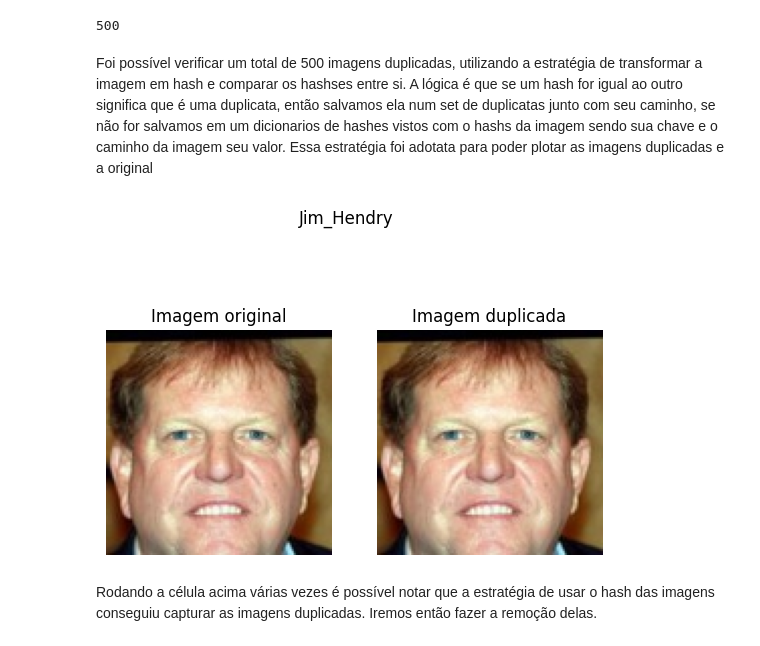
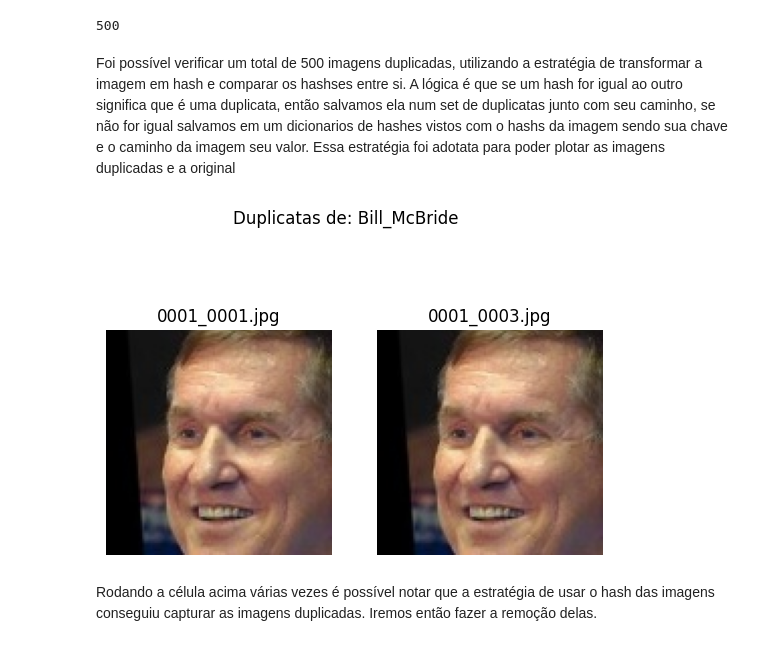
Before and after one commit to Carlos-Vic/face-recognition, a Jupyter notebook: notebook/carlos-oliveira-solution.ipynb, the cells around one changed output. Saved outputs shown, nothing was run; the diff lists cells and outputs as text; code cells hidden in the pictures.

```diff
--- a/notebook/carlos-oliveira-solution.ipynb
+++ b/notebook/carlos-oliveira-solution.ipynb
@@ -310,32 +320,34 @@ len(list(duplicates))
 # %% [output]
 500
 # %% [markdown]
-Foi possível verificar um total de 500 imagens duplicadas, utilizando a estratégia de transformar a imagem em hash e comparar os hashses entre si. A lógica é que se um hash for igual ao outro significa que é uma duplicata, então salvamos ela num set de duplicatas junto com seu caminho, se não for salvamos em um dicionarios de hashes vistos com o hashs da imagem sendo sua chave e o caminho da imagem seu valor. Essa estratégia foi adotata para poder plotar as imagens duplicadas e a original
+Foi possível verificar um total de 500 imagens duplicadas, utilizando a estratégia de transformar a imagem em hash e comparar os hashses entre si. A lógica é que se um hash for igual ao outro significa que é uma duplicata, então salvamos ela num set de duplicatas junto com seu caminho, se não for igual salvamos em um dicionarios de hashes vistos com o hashs da imagem sendo sua chave e o caminho da imagem seu valor. Essa estratégia foi adotata para poder plotar as imagens duplicadas e a original
 # %%
 from PIL import Image
 from pathlib import Path
 import matplotlib.pyplot as plt
 import numpy as np
 import random
 
 
 celebrity = random.choice(list(duplicates))
 
 duplicate_img = np.asarray(Image.open(celebrity[1])) # caminho da imagem duplicada
 original_img = np.asarray(Image.open(seen_hashes[celebrity[0]])) # caminho da imagem original usando o hash da tupla de duplicates
 
 fig, axs = plt.subplots(1, 2)
-fig.suptitle(celebrity[1].parent.name)
+fig.suptitle(f'Duplicatas de: ' + celebrity[1].parent.name)
+titulo_original = seen_hashes[celebrity[0]].name.split('_')[-2:]
+titulo_duplicata = celebrity[1].name.split('_')[-2:]
 
 axs[0].imshow(original_img)
 axs[1].imshow(duplicate_img)
-axs[0].set_title('Imagem original')
-axs[1].set_title('Imagem duplicada')
+axs[0].set_title('_'.join(titulo_original).replace(' ', '_'))
+axs[1].set_title('_'.join(titulo_duplicata).replace(' ', '_'))
 axs[0].axis('off')
 axs[1].axis('off')
 plt.show()
 # %% [output]
-[figure, old version]
+[figure, new version]
 # %% [markdown]
 Rodando a célula acima várias vezes é possível notar que a estratégia de usar o hash das imagens conseguiu capturar as imagens duplicadas. Iremos então fazer a remoção delas.
 # %%
```
Also changed, not shown: parts of 32 cells of this notebook.
